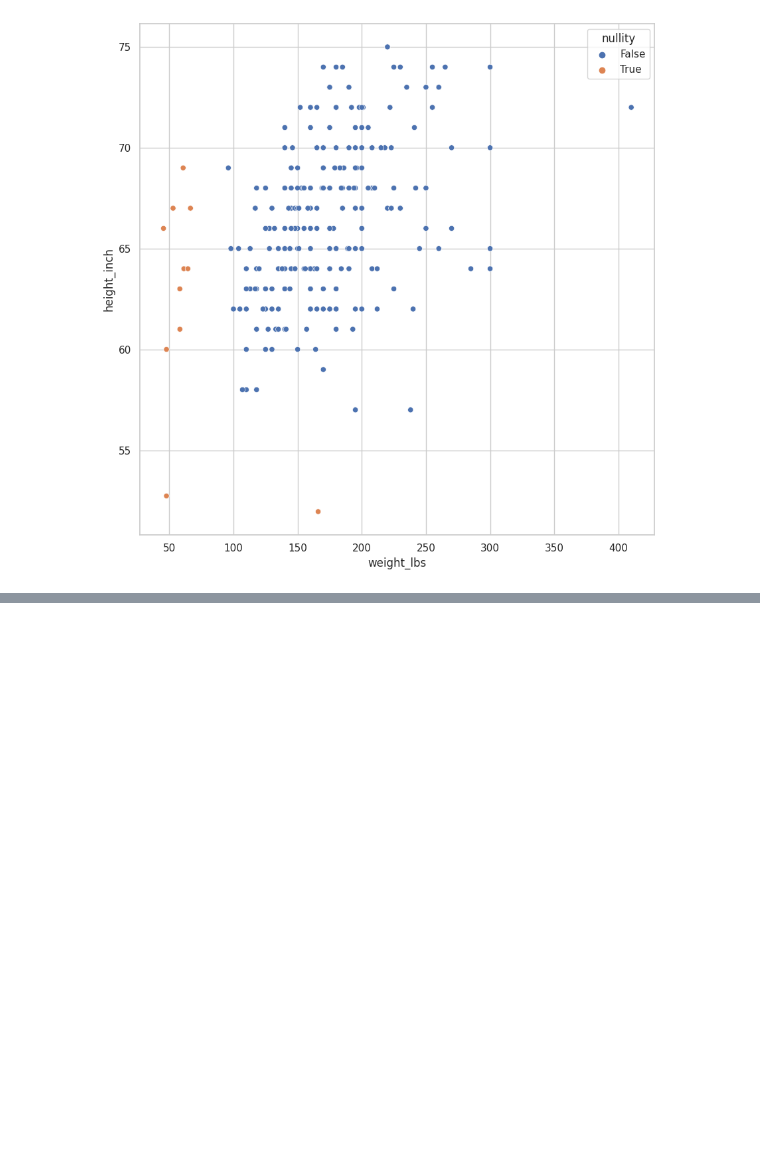
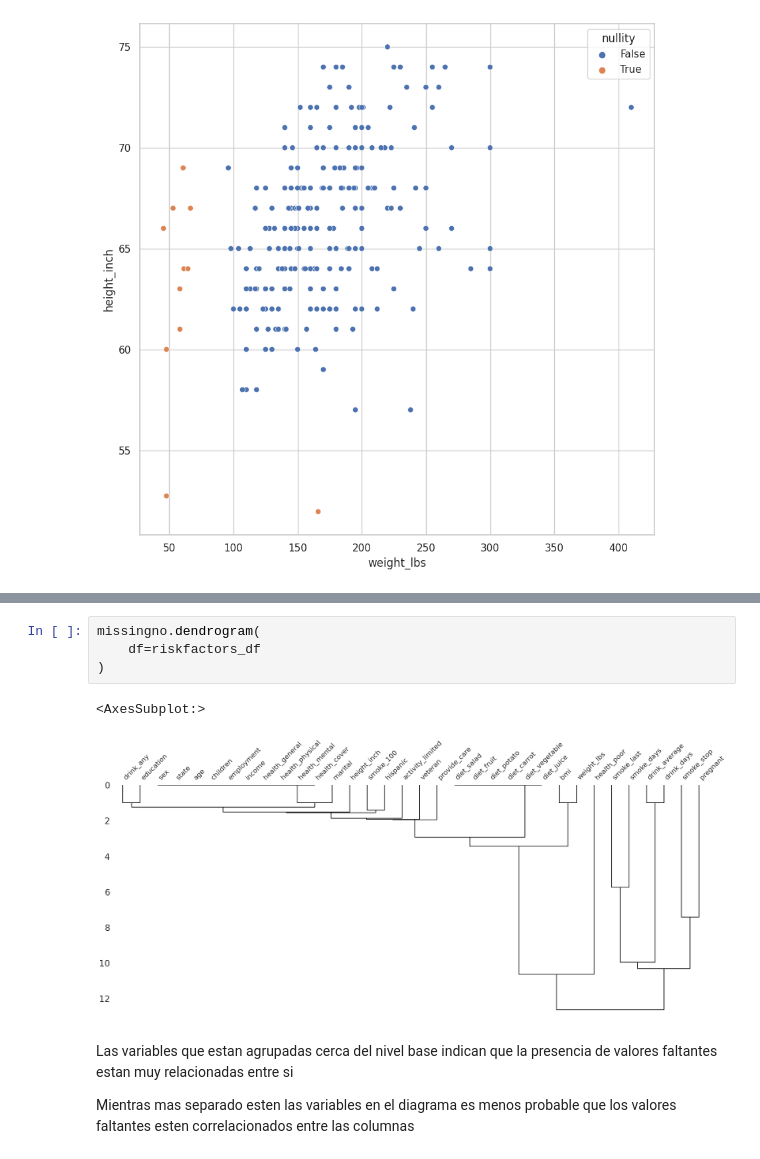
Before and after one commit to ArnolPlazas/manejo_datos_faltantes, a Jupyter notebook: exploration-missing-values.ipynb, the cells around one changed output, grey strips where cells are left out. Saved outputs shown, nothing was run; the diff lists cells and outputs as text; blank space fills up the shorter version.

```diff
--- a/exploration-missing-values.ipynb
+++ b/exploration-missing-values.ipynb
@@ -1021,0 +1041,11 @@ def column_fill_with_dummies(
+# %%
+missingno.dendrogram(
+    df=riskfactors_df
+)
+# %% [output]
+<AxesSubplot:>
+[figure, added]
+# %% [markdown]
+Las variables que estan agrupadas cerca del nivel base indican que la presencia de valores faltantes estan muy relacionadas entre si
+
+Mientras mas separado esten las variables en el diagrama es menos probable que los valores faltantes esten correlacionados entre las columnas
```
Also changed, not shown: parts of 3 cells of this notebook.
